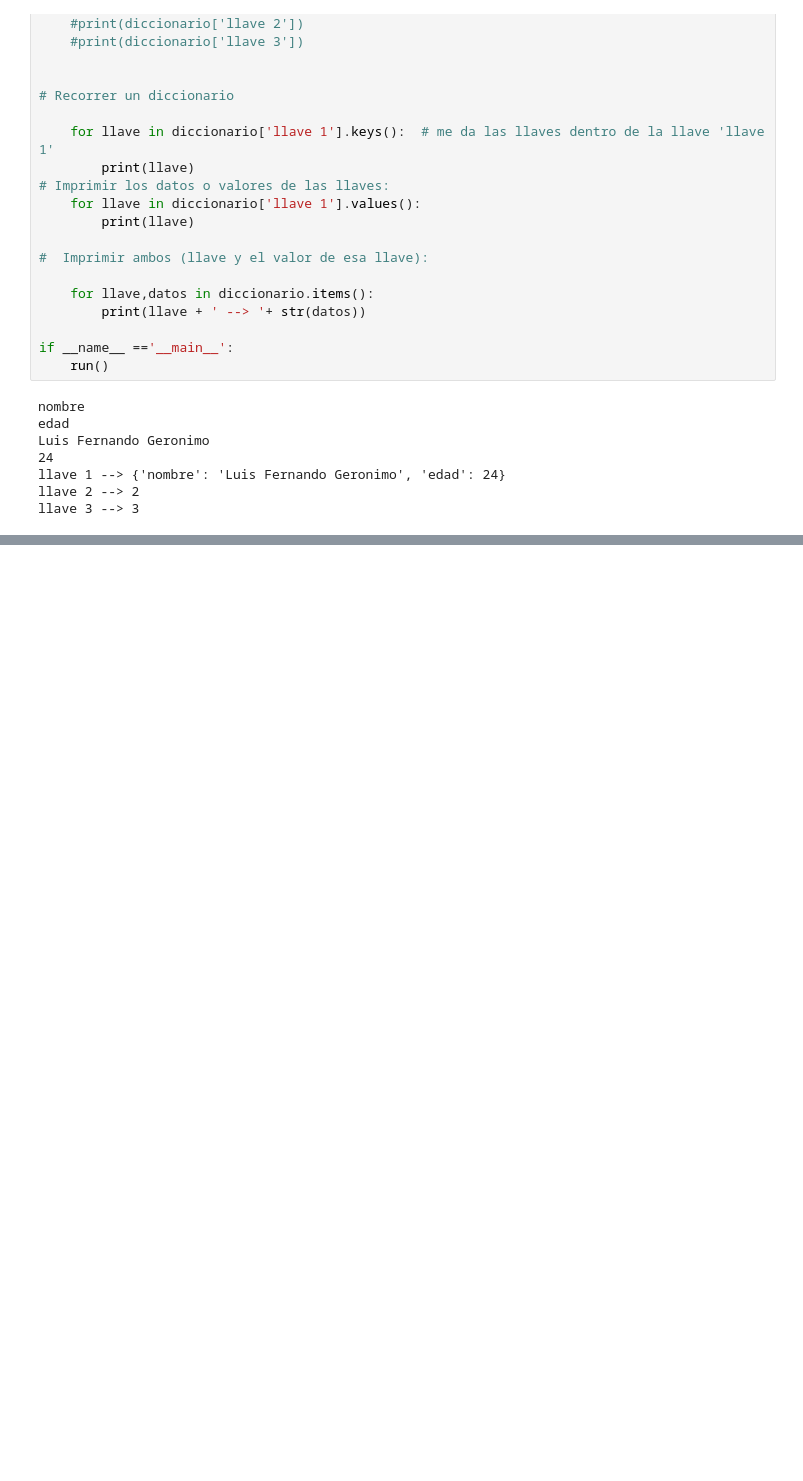
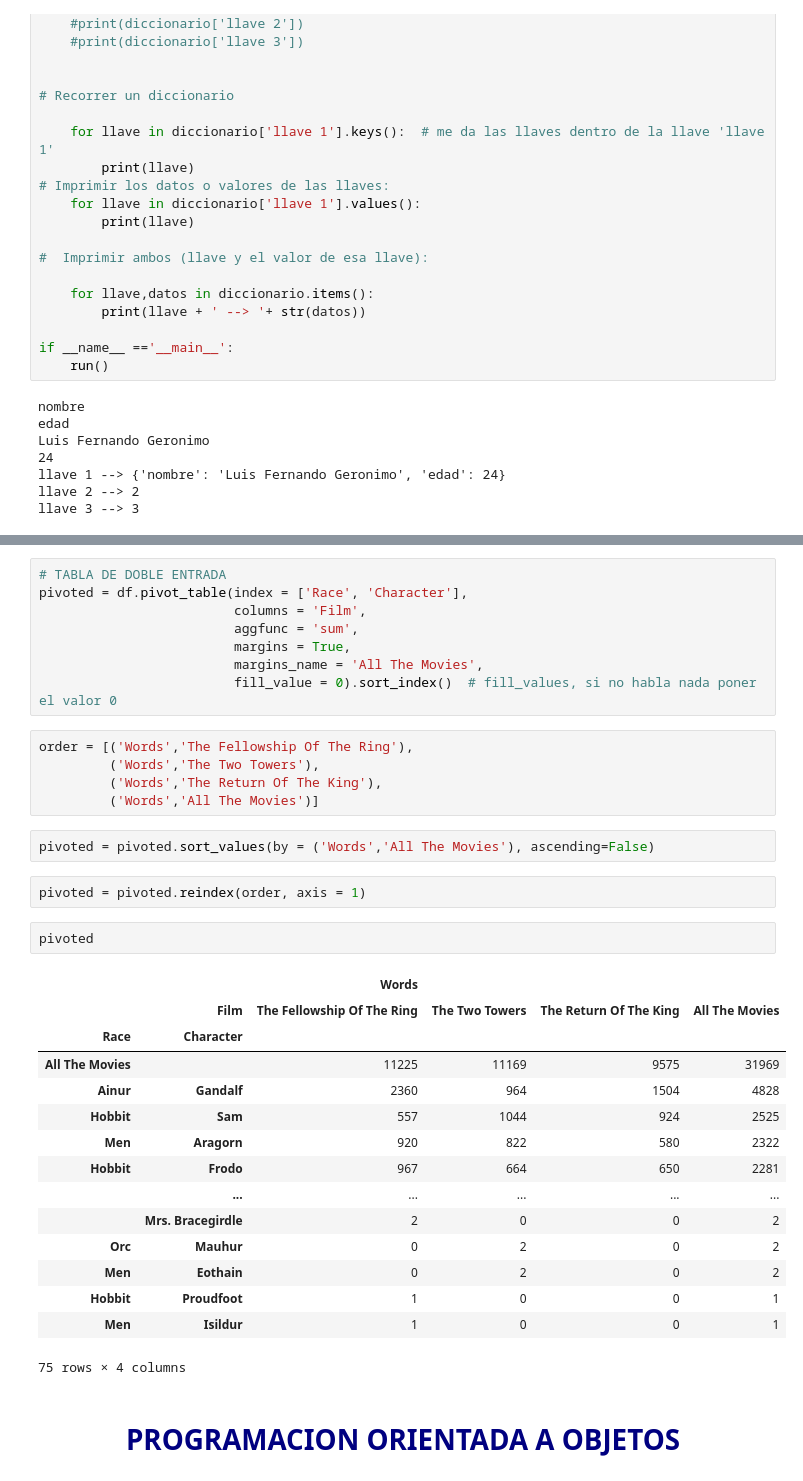
Before and after one commit to FernandoGeronimo834/Apuntes-de-Cursos, a Jupyter notebook: Apuntes de Python.ipynb, the cells around one changed output, grey strips where cells are left out. Cells and saved outputs as stored; diff of their text form; blank space fills up the shorter version.

```diff
--- a/Apuntes de Python.ipynb
+++ b/Apuntes de Python.ipynb
@@ -1221,0 +3518,37 @@ llave 3 --> 3
+# %%
+# TABLA DE DOBLE ENTRADA
+pivoted = df.pivot_table(index = ['Race', 'Character'],
+                         columns = 'Film',
+                         aggfunc = 'sum',
+                         margins = True,
+                         margins_name = 'All The Movies',
+                         fill_value = 0).sort_index()  # fill_values, si no habla nada poner el valor 0
+# %%
+order = [('Words','The Fellowship Of The Ring'),
+         ('Words','The Two Towers'),
+         ('Words','The Return Of The King'),
+         ('Words','All The Movies')]
+# %%
+pivoted = pivoted.sort_values(by = ('Words','All The Movies'), ascending=False)
+# %%
+pivoted = pivoted.reindex(order, axis = 1)
+# %%
+pivoted
+# %% [output]
+|  |  | Words |  |  |  |
+|  | Film | The Fellowship Of The Ring | The Two Towers | The Return Of The King | All The Movies |
+| Race | Character |  |  |  |  |
+| All The Movies |  | 11225 | 11169 | 9575 | 31969 |
+| Ainur | Gandalf | 2360 | 964 | 1504 | 4828 |
+| Hobbit | Sam | 557 | 1044 | 924 | 2525 |
+| Men | Aragorn | 920 | 822 | 580 | 2322 |
+| Hobbit | Frodo | 967 | 664 | 650 | 2281 |
+|  | ... | ... | ... | ... | ... |
+|  | Mrs. Bracegirdle | 2 | 0 | 0 | 2 |
+| Orc | Mauhur | 0 | 2 | 0 | 2 |
+| Men | Eothain | 0 | 2 | 0 | 2 |
+| Hobbit | Proudfoot | 1 | 0 | 0 | 1 |
+| Men | Isildur | 1 | 0 | 0 | 1 |
+75 rows × 4 columns
+# %% [markdown]
+# <font color='navy'><center> PROGRAMACION ORIENTADA A OBJETOS </center></font> <a name ='poo'></a>
```
Also changed, not shown: parts of 304 cells of this notebook, 1 other file.
